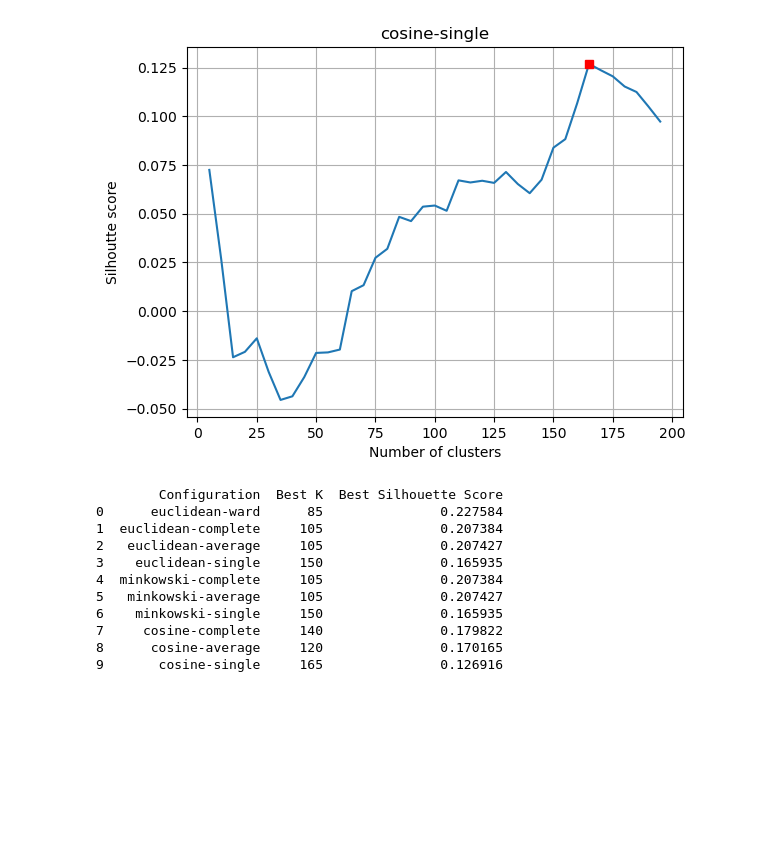
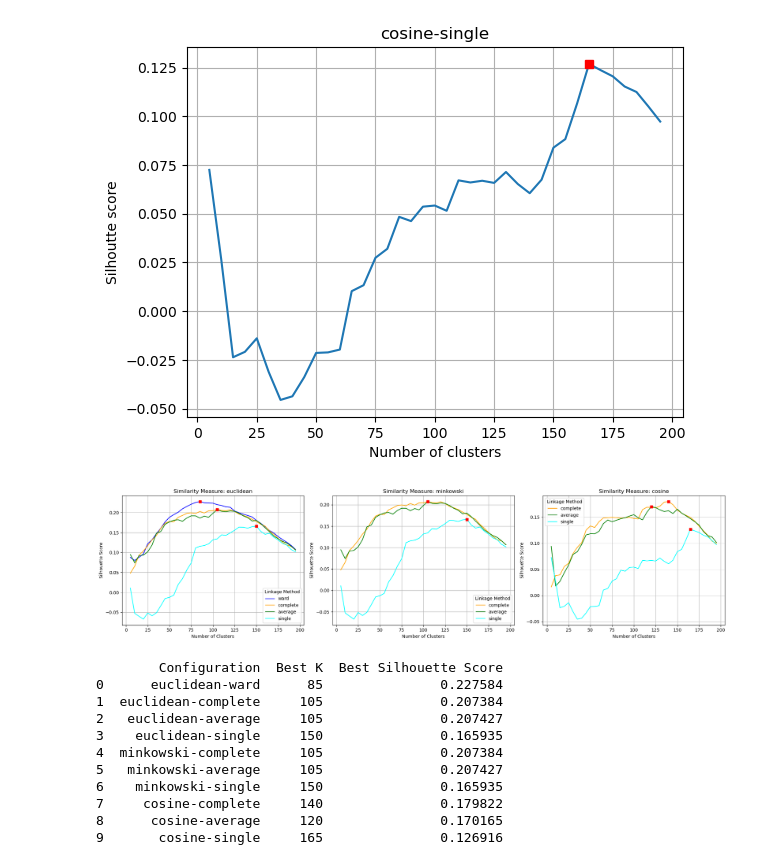
Before and after one commit to jessherna/unsupervised-learning, a Jupyter notebook: clustering/Hierarchical_Clustering.ipynb, the cells around one changed output. Drawn from its saved outputs; the diff is of its cells as text; code cells hidden in the pictures; blank space fills up the shorter version.

```diff
--- a/clustering/Hierarchical_Clustering.ipynb
+++ b/clustering/Hierarchical_Clustering.ipynb
@@ -250,19 +250,19 @@ plt.show()
 [figure]
 # %%
 # cosine-average
-silhouette_scores = []
+silhouette_scores_cosine_average = []
 for n_clusters in range(5, 200, 5):
     agg_clustering = AgglomerativeClustering(n_clusters = n_clusters,
                                              metric='cosine',
                                              linkage='average')
     agg_labels = agg_clustering.fit_predict(X_train)
-    silhouette_scores.append(silhouette_score(X_train, agg_labels))
+    silhouette_scores_cosine_average.append(silhouette_score(X_train, agg_labels))
 
-best_index_cosine_average = np.argmax(silhouette_scores)
+best_index_cosine_average = np.argmax(silhouette_scores_cosine_average)
 best_k_cosine_average = k_range[best_index_cosine_average]
-best_score_cosine_average = silhouette_scores[best_index_cosine_average]
+best_score_cosine_average = silhouette_scores_cosine_average[best_index_cosine_average]
 
-plt.plot(range(5, 200, 5), silhouette_scores)
+plt.plot(range(5, 200, 5), silhouette_scores_cosine_average)
 plt.xlabel('Number of clusters')
 plt.ylabel('Silhoutte score')
 plt.title('cosine-average')
@@ -273,19 +273,19 @@ plt.show()
 [figure]
 # %%
 # cosine-single
-silhouette_scores = []
+silhouette_scores_cosine_single = []
 for n_clusters in range(5, 200, 5):
     agg_clustering = AgglomerativeClustering(n_clusters = n_clusters,
                                              metric='cosine',
                                              linkage='single')
     agg_labels = agg_clustering.fit_predict(X_train)
-    silhouette_scores.append(silhouette_score(X_train, agg_labels))
+    silhouette_scores_cosine_single.append(silhouette_score(X_train, agg_labels))
 
-best_index_cosine_single = np.argmax(silhouette_scores)
+best_index_cosine_single = np.argmax(silhouette_scores_cosine_single)
 best_k_cosine_single = k_range[best_index_cosine_single]
-best_score_cosine_single = silhouette_scores[best_index_cosine_single]
+best_score_cosine_single = silhouette_scores_cosine_single[best_index_cosine_single]
 
-plt.plot(range(5, 200, 5), silhouette_scores)
+plt.plot(range(5, 200, 5), silhouette_scores_cosine_single)
 plt.xlabel('Number of clusters')
 plt.ylabel('Silhoutte score')
 plt.title('cosine-single')
@@ -294,6 +294,72 @@ plt.grid()
 plt.show()
 # %% [output]
 [figure]
+# %%
+import matplotlib.pyplot as plt
+import numpy as np
+
+# Define the similarity measures and linkage methods
+similarity_measures = ['euclidean', 'minkowski', 'cosine']
+linkage_methods = ['ward', 'complete', 'average', 'single']
+
+# Predefined colors for each linkage method
+linkage_colors = {
+    'ward': 'blue',         # Unique for ward linkage
+    'complete': 'orange',   # Consistent for all graphs
+    'average': 'green',     # Consistent for all graphs
+    'single': 'cyan'         # Consistent for all graphs
+}
+
+# Assuming silhouette scores and best k values from earlier computations are stored as:
+results = {
+    'euclidean': {
+        'ward': {'silhouette_scores': silhouette_scores_euclidean_ward, 'best_k': best_k_euclidean_ward, 'best_score': best_score_euclidean_ward},
+        'complete': {'silhouette_scores': silhouette_scores_euclidean_complete, 'best_k': best_k_euclidean_complete, 'best_score': best_score_euclidean_complete},
+        'average': {'silhouette_scores': silhouette_scores_euclidean_average, 'best_k': best_k_euclidean_average, 'best_score': best_score_euclidean_average},
+        'single': {'silhouette_scores': silhouette_scores_euclidean_single, 'best_k': best_k_euclidean_single, 'best_score': best_score_euclidean_single},
+    },
+    'minkowski': {
+        'complete': {'silhouette_scores': silhouette_scores_minkowski_complete, 'best_k': best_k_minkowski_complete, 'best_score': best_score_minkowski_complete},
+        'average': {'silhouette_scores': silhouette_scores_minkowski_average, 'best_k': best_k_minkowski_average, 'best_score': best_score_minkowski_average},
+        'single': {'silhouette_scores': silhouette_scores_minkowski_single, 'best_k': best_k_minkowski_single, 'best_score': best_score_minkowski_single},
+    },
+    'cosine': {
+        'complete': {'silhouette_scores': silhouette_scores_cosine_complete, 'best_k': best_k_cosine_complete, 'best_score': best_score_cosine_complete},
+        'average': {'silhouette_scores': silhouette_scores_cosine_average, 'best_k': best_k_cosine_average, 'best_score': best_score_cosine_average},
+        'single': {'silhouette_scores': silhouette_scores_cosine_single, 'best_k': best_k_cosine_single, 'best_score': best_score_cosine_single},
+    }
+}
+
+# Create a figure with one plot for each similarity measure
+fig, axes = plt.subplots(1, len(similarity_measures), figsize=(20, 5))
+
+for i, metric in enumerate(similarity_measures):
+    for linkage in linkage_methods:
+        # Skip 'ward' for non-euclidean measures
+        if linkage == 'ward' and metric != 'euclidean':
+            continue
+
+        # Retrieve precomputed silhouette scores and best values
+        silhouette_scores = results[metric][linkage]['silhouette_scores']
+        best_k = results[metric][linkage]['best_k']
+        best_score = results[metric][linkage]['best_score']
+
+        # Plotting all linkage methods on the same axis (per similarity measure)
+        axes[i].plot(k_range, silhouette_scores, label=f"{linkage}", color=linkage_colors[linkage])
+        axes[i].plot(best_k, best_score, "rs")  # Highlight best score with a red square
+
+    # Set title and labels for each plot (per similarity measure)
+    axes[i].set_title(f"Similarity Measure: {metric}")
+    axes[i].set_xlabel("Number of Clusters")
+    axes[i].set_ylabel("Silhouette Score")
+    axes[i].grid()
+    axes[i].legend(title="Linkage Method")
+
+# Adjust layout and show the plot
+plt.tight_layout()
+plt.show()
+# %% [output]
+[figure, added]
 # %%
 import pandas as pd
 
```
Also changed, not shown: parts of 9 cells of this notebook.
